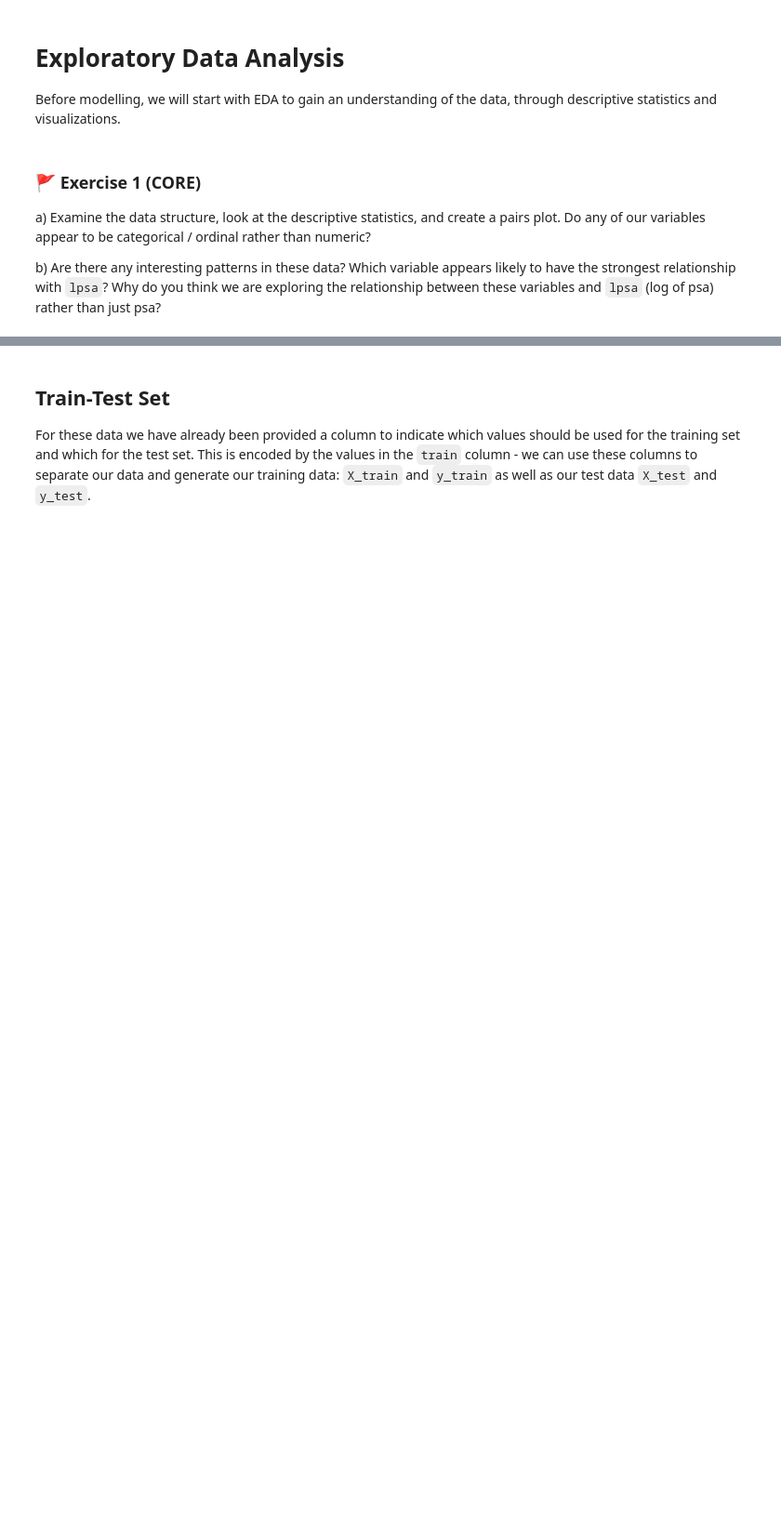
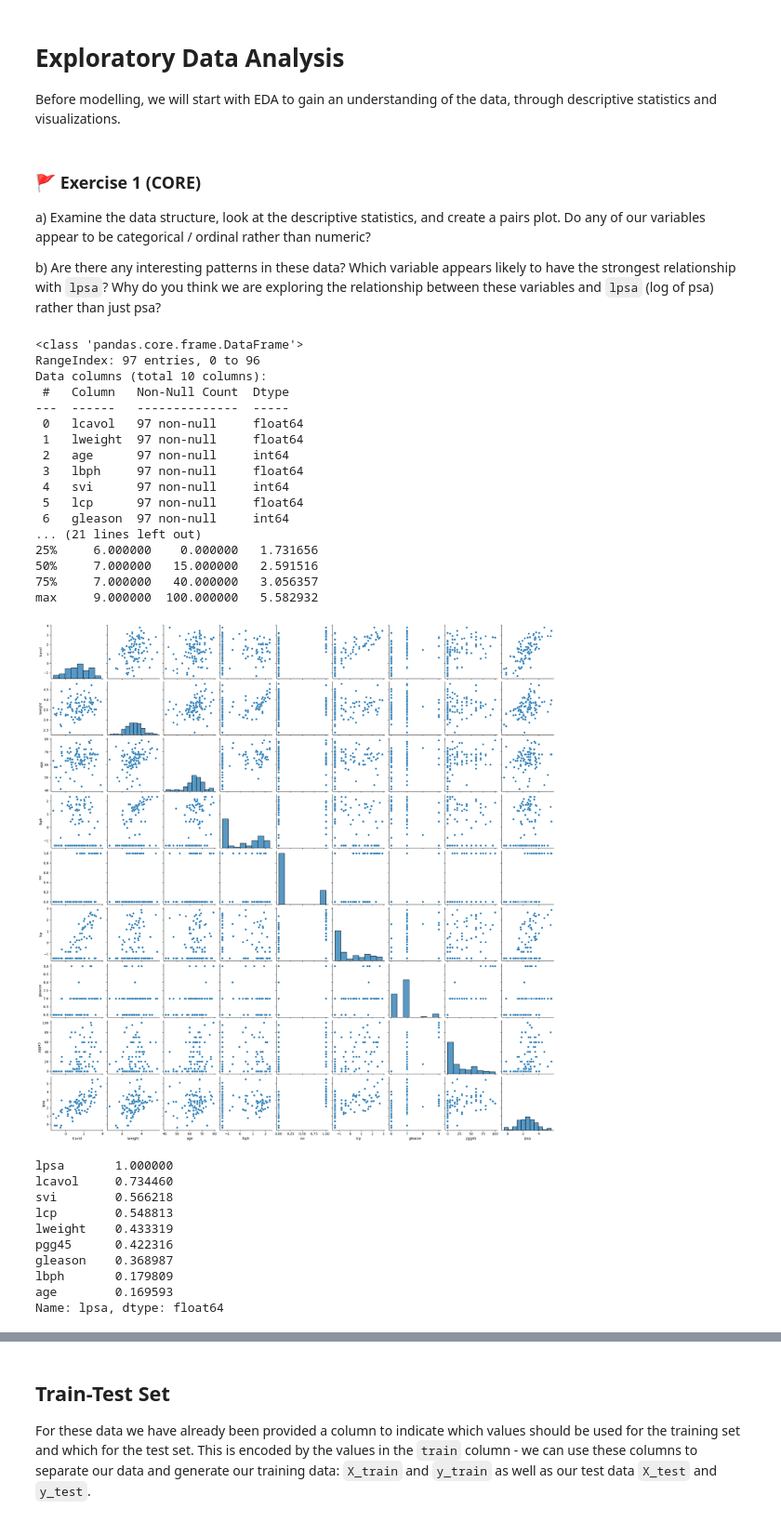
Before and after one commit to zici021129/MLP_2026_week05, a Jupyter notebook: mlp_week05.ipynb, the cells around one changed output, grey strips where cells are left out. Shown at 93% size. Drawn from its saved outputs; the diff is of its cells as text; code cells hidden in the pictures; blank space fills up the shorter version.

```diff
--- a/mlp_week05.ipynb
+++ b/mlp_week05.ipynb
@@ -161,4 +168,42 @@ a) Examine the data structure, look at the descriptive statistics, and create a
 b) Are there any interesting patterns in these data? Which variable appears likely to have the strongest relationship with `lpsa`? Why do you think we are exploring the relationship between these variables and `lpsa` (log of psa) rather than just psa?
 # %%
 # Code for your answer here!
+# part a)
+print(prostate.info())
+print(prostate.describe())
+sns.pairplot(prostate.drop(columns=['train']))
+plt.show()
+
+# part b)
+correlation_matrix = prostate.corr(numeric_only=True)
+print(correlation_matrix['lpsa'].sort_values(ascending=False))
+# %% [output]
+<class 'pandas.core.frame.DataFrame'>
+RangeIndex: 97 entries, 0 to 96
+Data columns (total 10 columns):
+ #   Column   Non-Null Count  Dtype
+---  ------   --------------  -----
+ 0   lcavol   97 non-null     float64
+ 1   lweight  97 non-null     float64
+ 2   age      97 non-null     int64
+ 3   lbph     97 non-null     float64
+ 4   svi      97 non-null     int64
+ 5   lcp      97 non-null     float64
+ 6   gleason  97 non-null     int64
+... (21 lines left out)
+25%     6.000000    0.000000   1.731656
+50%     7.000000   15.000000   2.591516
+75%     7.000000   40.000000   3.056357
+max     9.000000  100.000000   5.582932
+[figure, added]
+lpsa       1.000000
+lcavol     0.734460
+svi        0.566218
+lcp        0.548813
+lweight    0.433319
+pgg45      0.422316
+gleason    0.368987
+lbph       0.179809
+age        0.169593
+Name: lpsa, dtype: float64
 # %% [markdown]
```
Also changed, not shown: parts of 22 cells of this notebook.
